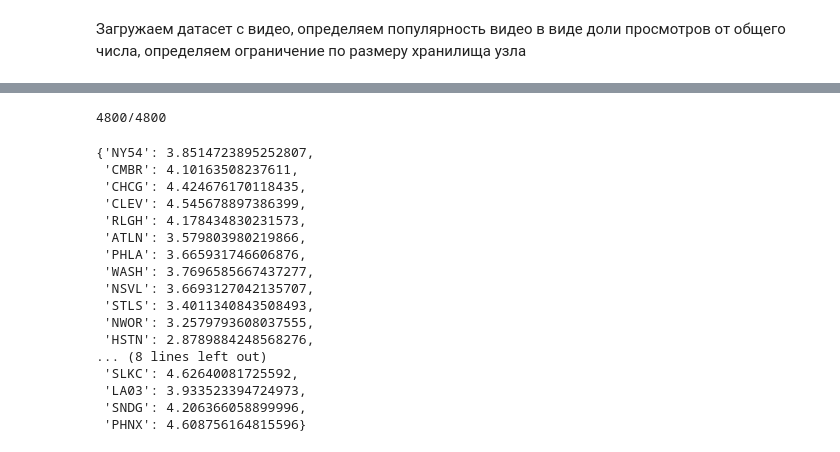
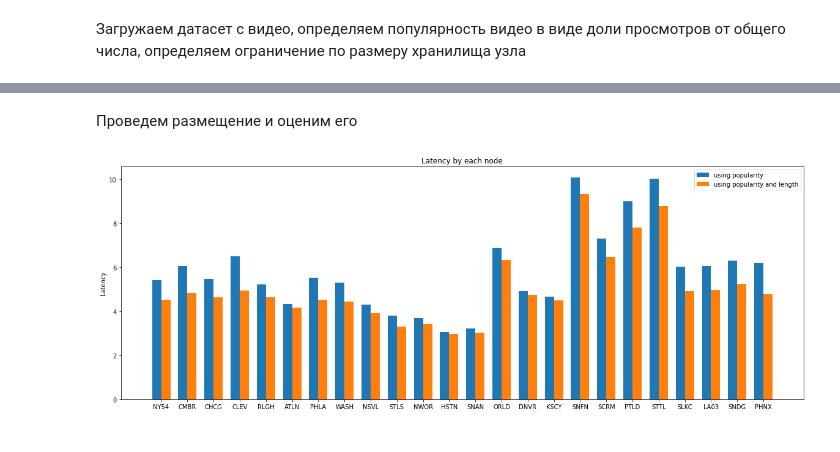
Before and after one commit to error1707/course_work, a Jupyter notebook: algos.ipynb, the cells around one changed output, grey strips where cells are left out. Cells and saved outputs as stored; diff of their text form; code cells hidden in the pictures.

```diff
--- a/algos.ipynb
+++ b/algos.ipynb
@@ -318,30 +334,14 @@ plot_length_graphs()
 videos["popularity_length"] =  1 / videos["video_length"]
 videos["popularity_length"] = videos["popularity_length"] / videos["popularity_length"].sum()
 videos["popularity_length"] = videos["popularity_length"] * LENGTH_POPULARITY_COEF + videos["popularity"] * (1 - LENGTH_POPULARITY_COEF)
+# %% [markdown]
+Проведем размещение и оценим его
 # %%
 IMPORTANCE = "popularity_length"
 reset_placement(IMPORTANCE)
-place_videos(IMPORTANCE)
-second_res = node_latency.copy()
+place_videos_v1(IMPORTANCE)
+second_placement = node_latency.copy()
-# %% [output]
-4800/4800
-# %%
-second_res
-# %% [output]
-{'NY54': 3.8514723895252807,
- 'CMBR': 4.10163508237611,
- 'CHCG': 4.424676170118435,
- 'CLEV': 4.545678897386399,
- 'RLGH': 4.178434830231573,
- 'ATLN': 3.579803980219866,
- 'PHLA': 3.665931746606876,
- 'WASH': 3.7696585667437277,
- 'NSVL': 3.6693127042135707,
- 'STLS': 3.4011340843508493,
- 'NWOR': 3.2579793608037555,
- 'HSTN': 2.8789884248568276,
-... (8 lines left out)
- 'SLKC': 4.62640081725592,
- 'LA03': 3.933523394724973,
- 'SNDG': 4.206366058899996,
- 'PHNX': 4.608756164815596}
+# %%
+compare_placement(first_placement, second_placement, 'using popularity', 'using popularity and length')
+# %% [output]
+[figure, added]
```
Also changed, not shown: parts of 40 cells of this notebook.
